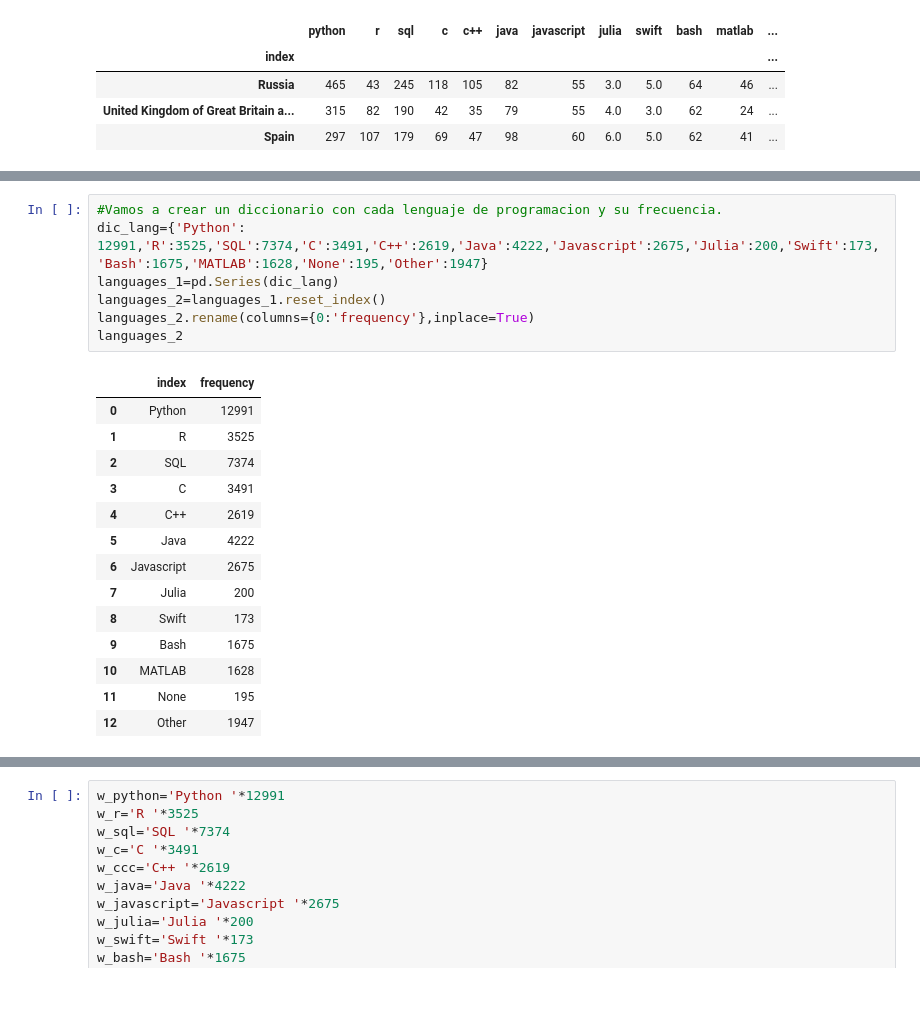
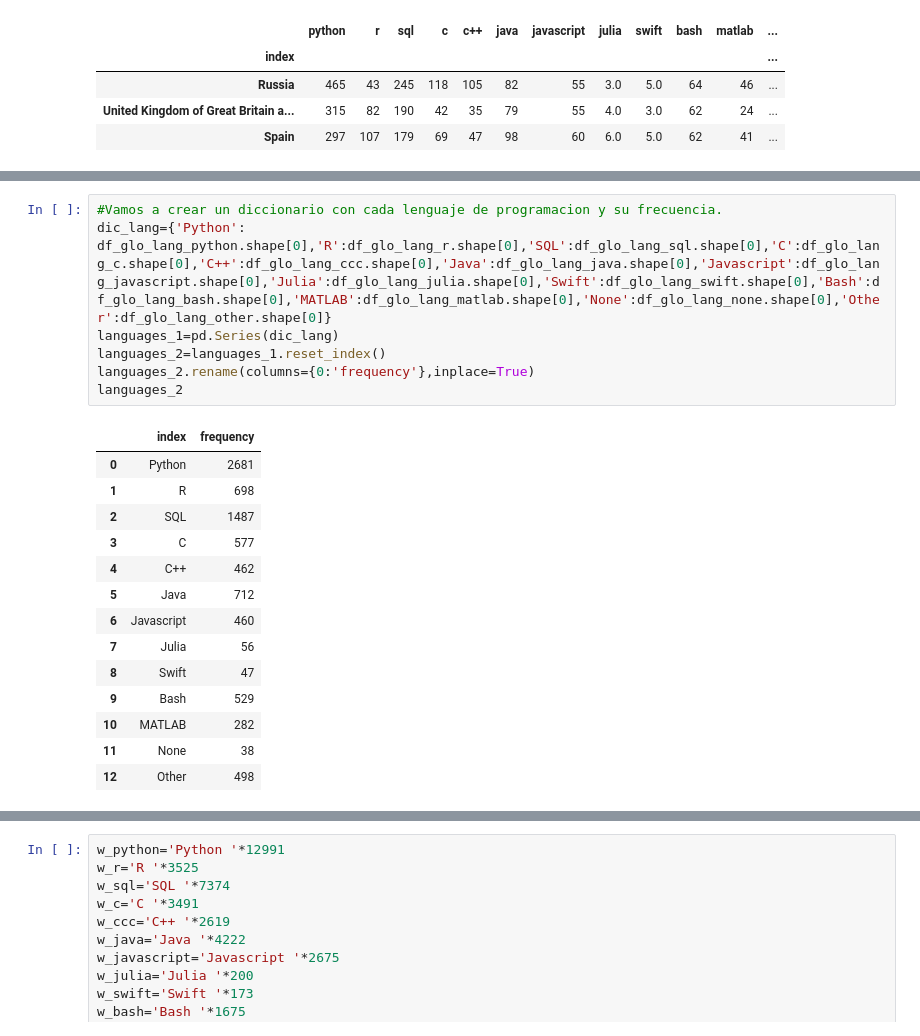
Before and after one commit to Adalab/project-da-promo-c-module-2-team-1, a Jupyter notebook: code/code_sonia_europe.ipynb, the cells around one changed output, grey strips where cells are left out. Cells and saved outputs as stored; diff of their text form; blank space fills up the shorter version.

```diff
--- a/code/code_sonia_europe.ipynb
+++ b/code/code_sonia_europe.ipynb
@@ -239,26 +245,26 @@ print( df_glo_lang_other.shape[0], 'de las personas que han contestado el cuesti
 498 de las personas que han contestado el cuestionario utilizan otro lenguaje de programacion distinto a los que aparcen en el cuestionario
 # %%
 #Vamos a crear un diccionario con cada lenguaje de programacion y su frecuencia.
-dic_lang={'Python': 12991,'R':3525,'SQL':7374,'C':3491,'C++':2619,'Java':4222,'Javascript':2675,'Julia':200,'Swift':173,'Bash':1675,'MATLAB':1628,'None':195,'Other':1947}
+dic_lang={'Python': df_glo_lang_python.shape[0],'R':df_glo_lang_r.shape[0],'SQL':df_glo_lang_sql.shape[0],'C':df_glo_lang_c.shape[0],'C++':df_glo_lang_ccc.shape[0],'Java':df_glo_lang_java.shape[0],'Javascript':df_glo_lang_javascript.shape[0],'Julia':df_glo_lang_julia.shape[0],'Swift':df_glo_lang_swift.shape[0],'Bash':df_glo_lang_bash.shape[0],'MATLAB':df_glo_lang_matlab.shape[0],'None':df_glo_lang_none.shape[0],'Other':df_glo_lang_other.shape[0]}
 languages_1=pd.Series(dic_lang)
 languages_2=languages_1.reset_index()
 languages_2.rename(columns={0:'frequency'},inplace=True)
 languages_2
 # %% [output]
 |  | index | frequency |
-| 0 | Python | 12991 |
-| 1 | R | 3525 |
-| 2 | SQL | 7374 |
-| 3 | C | 3491 |
-| 4 | C++ | 2619 |
-| 5 | Java | 4222 |
-| 6 | Javascript | 2675 |
-| 7 | Julia | 200 |
-| 8 | Swift | 173 |
-| 9 | Bash | 1675 |
-| 10 | MATLAB | 1628 |
-| 11 | None | 195 |
-| 12 | Other | 1947 |
+| 0 | Python | 2681 |
+| 1 | R | 698 |
+| 2 | SQL | 1487 |
+| 3 | C | 577 |
+| 4 | C++ | 462 |
+| 5 | Java | 712 |
+| 6 | Javascript | 460 |
+| 7 | Julia | 56 |
+| 8 | Swift | 47 |
+| 9 | Bash | 529 |
+| 10 | MATLAB | 282 |
+| 11 | None | 38 |
+| 12 | Other | 498 |
 # %%
 #Observamos la frecuencia de cada lenguaje de programacion.
 plt.figure(figsize=(12,7))
```
Also changed, not shown: parts of 6 cells of this notebook, 10 other files.
